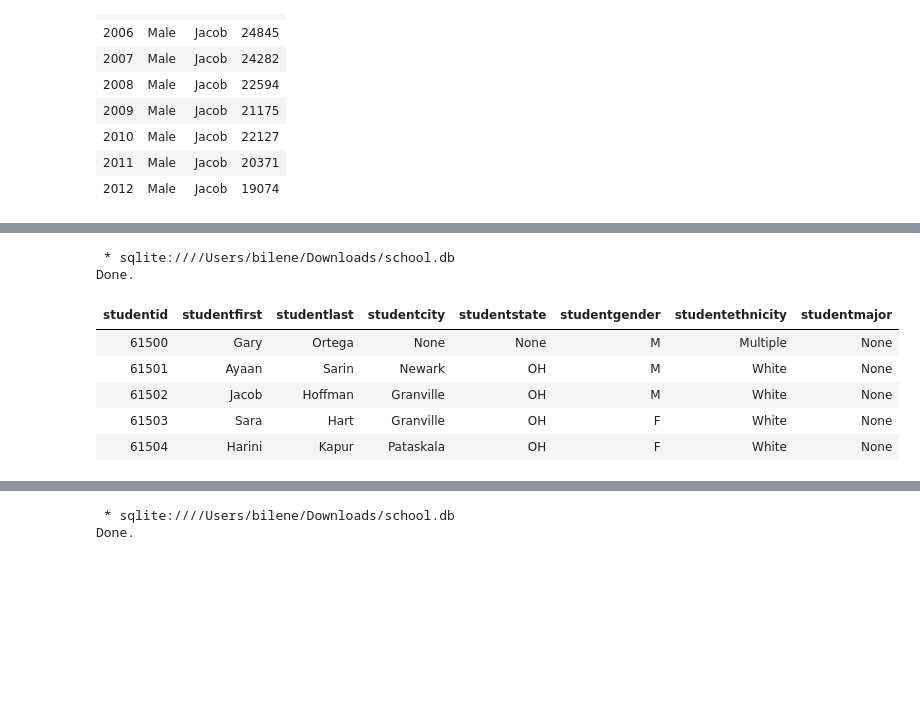
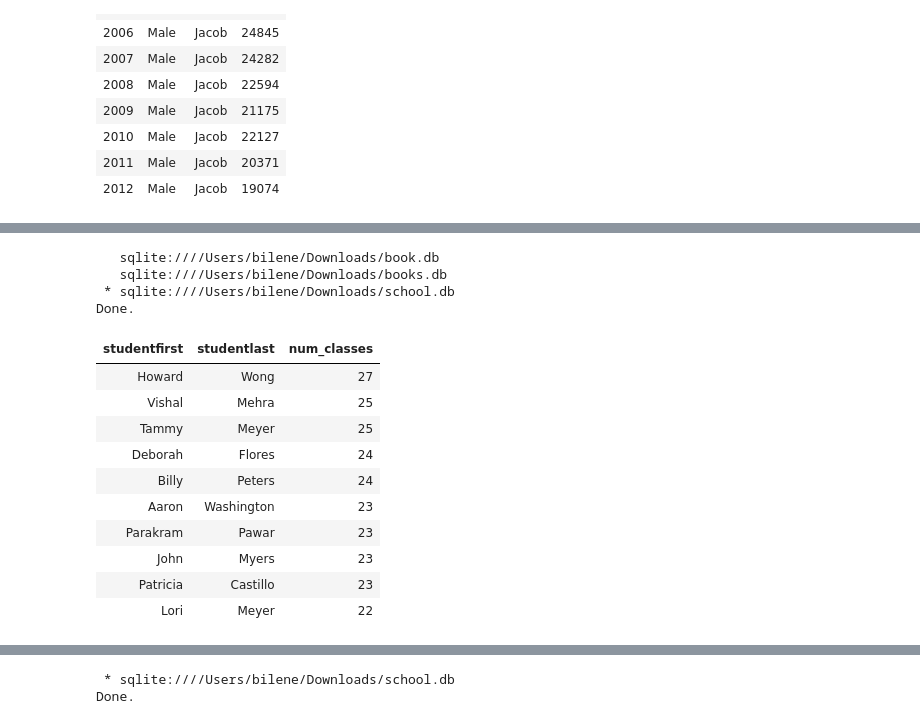
Before and after one commit to ernbilen/Data200_Fall23, a Jupyter notebook: notes/in-class/intro-to-sql.ipynb, the cells around one changed output, grey strips where cells are left out. Drawn from its saved outputs; the diff is of its cells as text; code cells hidden in the pictures; blank space fills up the shorter version.

```diff
--- a/notes/in-class/intro-to-sql.ipynb
+++ b/notes/in-class/intro-to-sql.ipynb
@@ -658,13 +658,25 @@ Done.
 # %%
 %%sql
-SELECT * FROM students
-LIMIT 5
+-- returns the top 10 students who have been enrolled in the most number
+-- of courses
+SELECT studentfirst,studentlast,COUNT(*) AS num_classes FROM student_class
+INNER JOIN students USING(studentid)
+GROUP BY studentid
+ORDER BY num_classes DESC
+LIMIT 10
 # %% [output]
+   sqlite:////Users/bilene/Downloads/book.db
+   sqlite:////Users/bilene/Downloads/books.db
  * sqlite:////Users/bilene/Downloads/school.db
 Done.
-| studentid | studentfirst | studentlast | studentcity | studentstate | studentgender | studentethnicity | studentmajor |
-| 61500 | Gary | Ortega | None | None | M | Multiple | None |
-| 61501 | Ayaan | Sarin | Newark | OH | M | White | None |
-| 61502 | Jacob | Hoffman | Granville | OH | M | White | None |
-| 61503 | Sara | Hart | Granville | OH | F | White | None |
-| 61504 | Harini | Kapur | Pataskala | OH | F | White | None |
+| studentfirst | studentlast | num_classes |
+| Howard | Wong | 27 |
+| Vishal | Mehra | 25 |
+| Tammy | Meyer | 25 |
+| Deborah | Flores | 24 |
+| Billy | Peters | 24 |
+| Aaron | Washington | 23 |
+| Parakram | Pawar | 23 |
+| John | Myers | 23 |
+| Patricia | Castillo | 23 |
+| Lori | Meyer | 22 |
```
Also changed, not shown: parts of 21 cells of this notebook.
